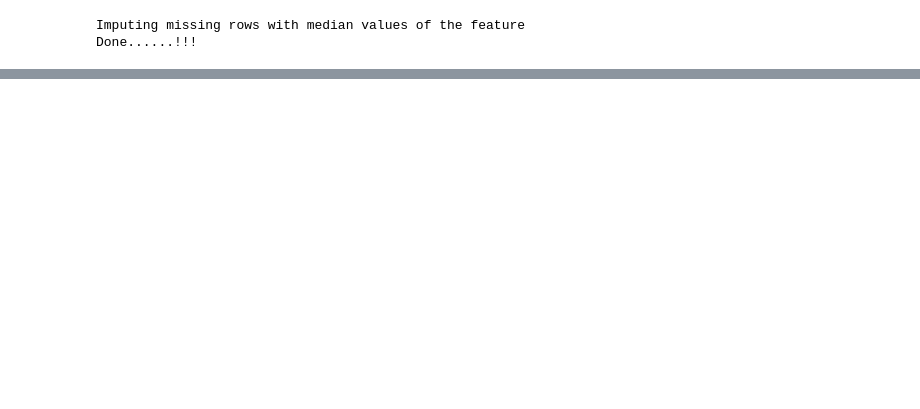
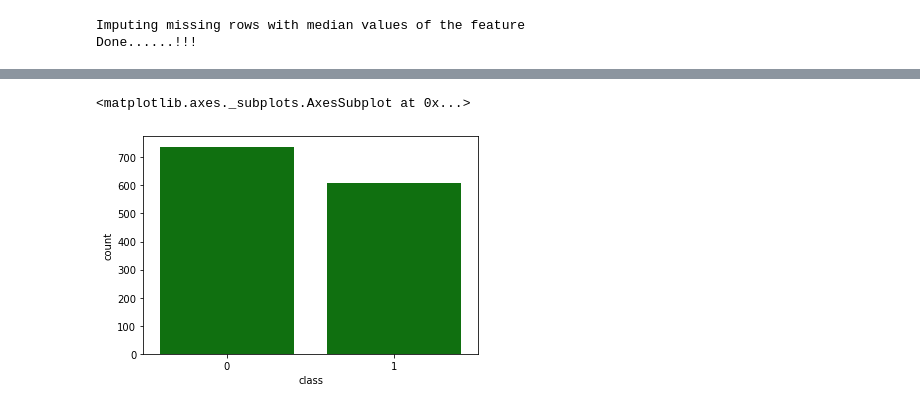
Before and after one commit to Blvisse/10-Academy, a Jupyter notebook: Week1/notebooks/TestBook.ipynb, the cells around one changed output, grey strips where cells are left out. Cells and saved outputs as stored; diff of their text form; code cells hidden in the pictures; blank space fills up the shorter version.

```diff
--- a/Week1/notebooks/TestBook.ipynb
+++ b/Week1/notebooks/TestBook.ipynb
@@ -77,0 +136,6 @@ Done Dropping duplicates!
+# %%
+import seaborn as sns
+sns.countplot(data['class'],order=data['class'].value_counts().iloc[:2].index,color='g')
+# %% [output]
+<matplotlib.axes._subplots.AxesSubplot at 0x...>
+[figure, added]
```
Also changed, not shown: parts of 14 cells of this notebook, 3 other files.
